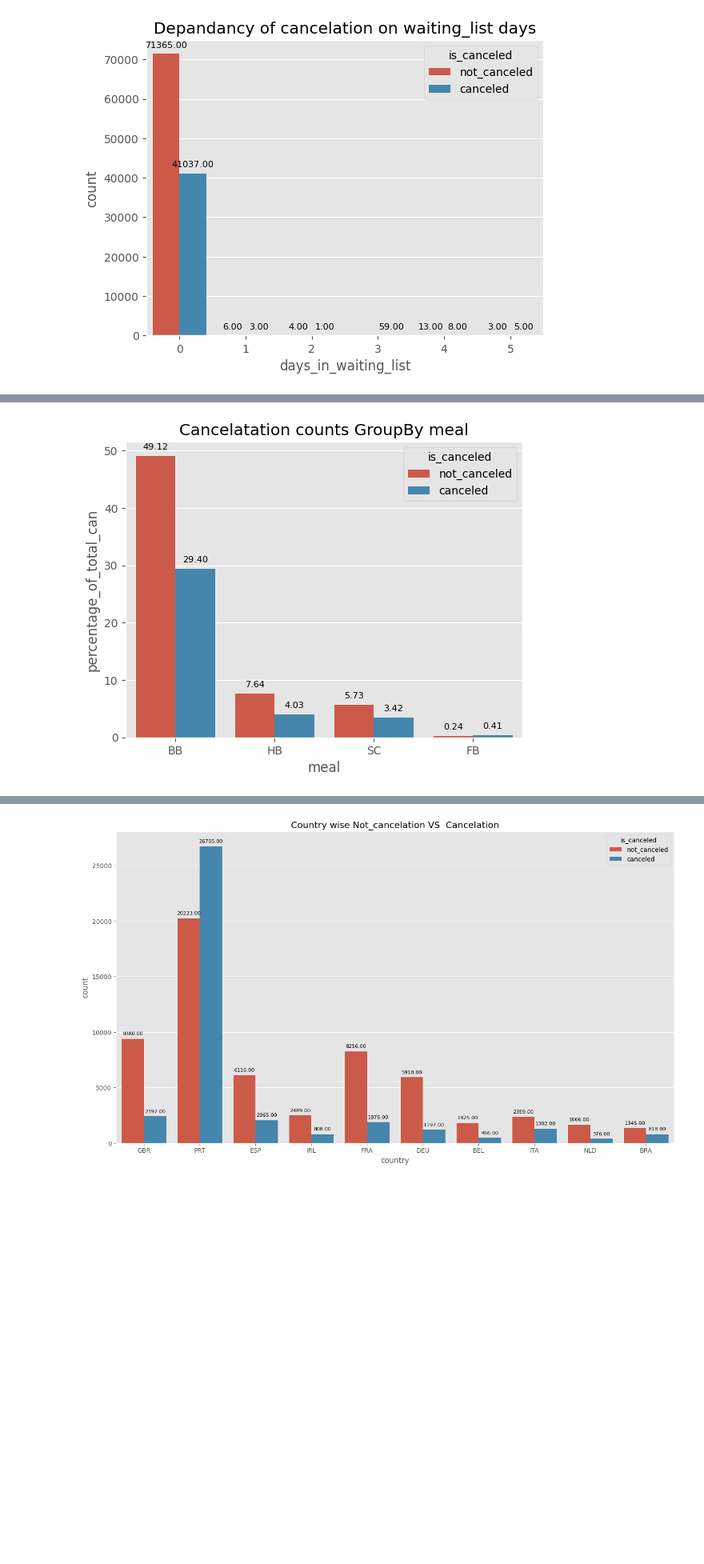
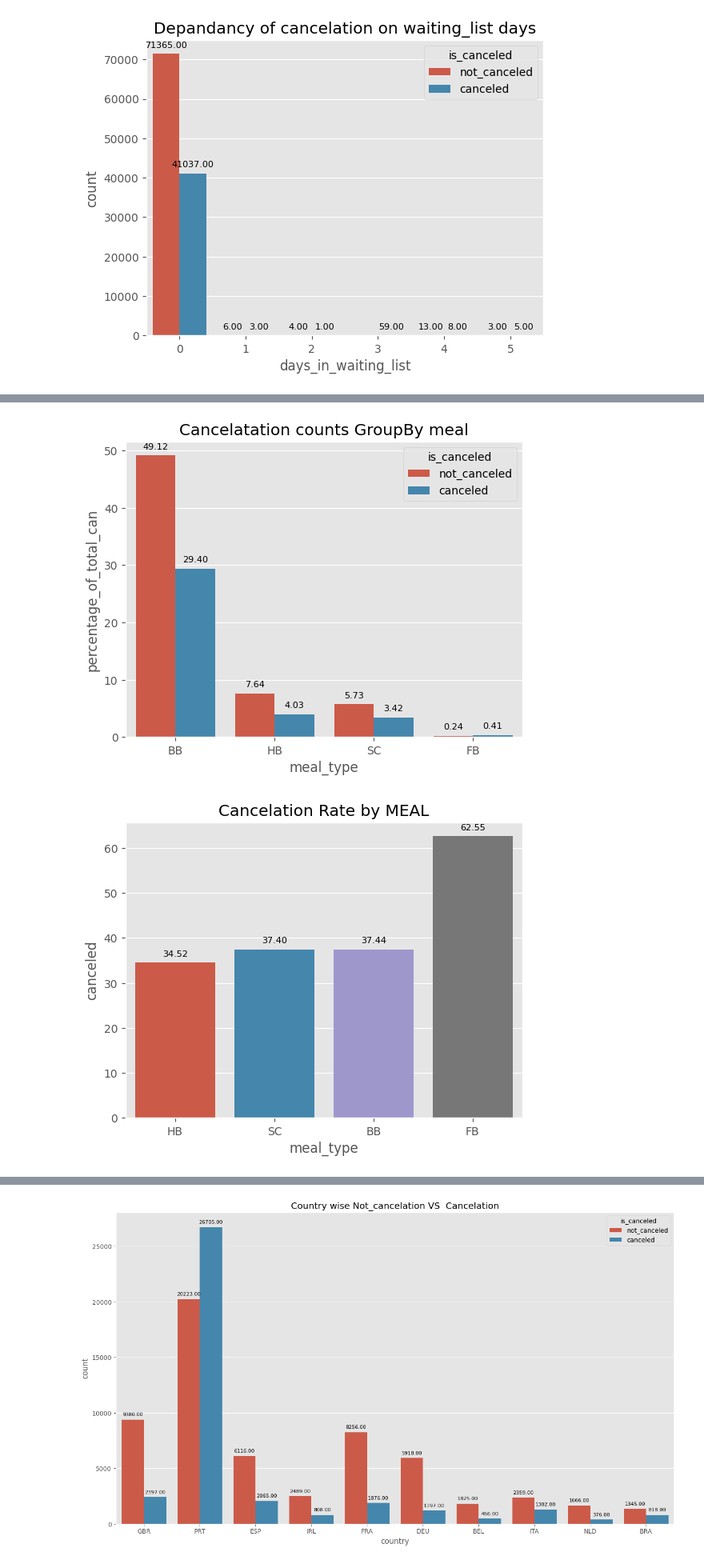
Before and after one commit to mdmahasinineuron/hotel_data_analysis_suggestion, a Jupyter notebook: Final_analysis.ipynb, the cells around one changed output, grey strips where cells are left out. Shown at 80% size. Drawn from its saved outputs; the diff is of its cells as text; code cells hidden in the pictures; blank space fills up the shorter version.

```diff
--- a/Final_analysis.ipynb
+++ b/Final_analysis.ipynb
@@ -390,16 +465,41 @@ plt.show()
 # %%
 meal_df = Df[['meal','is_canceled']]
 
 meal_df.replace('Undefined',meal_df['meal'].mode()[0], inplace=True)
 
 plt.title("Cancelatation counts GroupBy meal")
 
 srcobj = meal_df.value_counts(normalize=True)*100
 
-meal_df_by_per = create_data_from_dauble_keys_sires_frame(srcobj,'meal','is_canceled', 'percentage_of_total_can','DataF')
+meal_df_by_per = create_data_from_dauble_keys_sires_frame(srcobj,'meal_type','is_canceled', 'percentage_of_total_can','DataF')
 
-plots = sns.barplot(data = meal_df_by_per, x = 'meal' , y ='percentage_of_total_can', hue='is_canceled')
+plots = sns.barplot(data = meal_df_by_per, x = 'meal_type' , y ='percentage_of_total_can', hue='is_canceled')
 display_annot(plots)
 plt.show()
+
+BB = meal_df_by_per[meal_df_by_per['meal_type'] == 'BB']
+HB = meal_df_by_per[meal_df_by_per['meal_type'] == 'HB']
+SC = meal_df_by_per[meal_df_by_per['meal_type'] == 'SC']
+FB = meal_df_by_per[meal_df_by_per['meal_type'] == 'FB']
+
+BB_d = per_cal(BB)
+HB_d = per_cal(HB)
+SC_d = per_cal(SC)
+FB_d = per_cal(FB)
+
+plot_data = pd.DataFrame([BB_d,HB_d,SC_d,FB_d],index=['BB','HB','SC','FB']).transpose()
+
+meal_type = ['BB','BB','HB','HB','SC','SC','FB','FB']
+is_canceled = ['not_canceled','canceled','not_canceled','canceled','not_canceled','canceled','not_canceled','canceled']
+
+canceled = list(plot_data.transpose()['canceled'].values)
+meal_type = ['BB','HB','SC','FB']
+plot_dataf = pd.DataFrame({'canceled':canceled,'meal_type':meal_type})
+plot_dataf = plot_dataf.sort_values(by='canceled')
+plt.title("Cancelation Rate by MEAL")
+plots = sns.barplot(data=plot_dataf,x='meal_type',y='canceled')
+display_annot(plots)
+plt.show()
 # %% [output]
-[figure, old version]
+[figure, new version]
+[figure, added]
```
Also changed, not shown: parts of 43 cells of this notebook, 5 other files.
